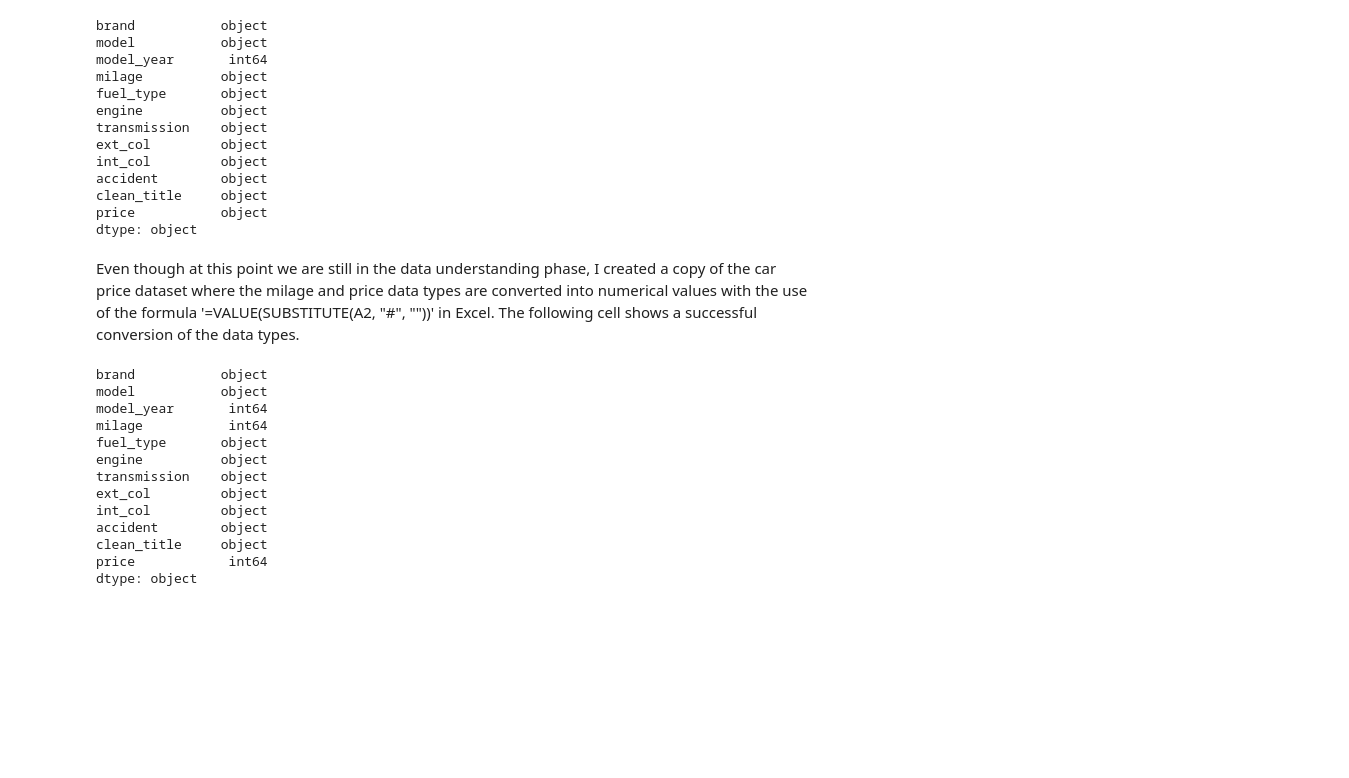
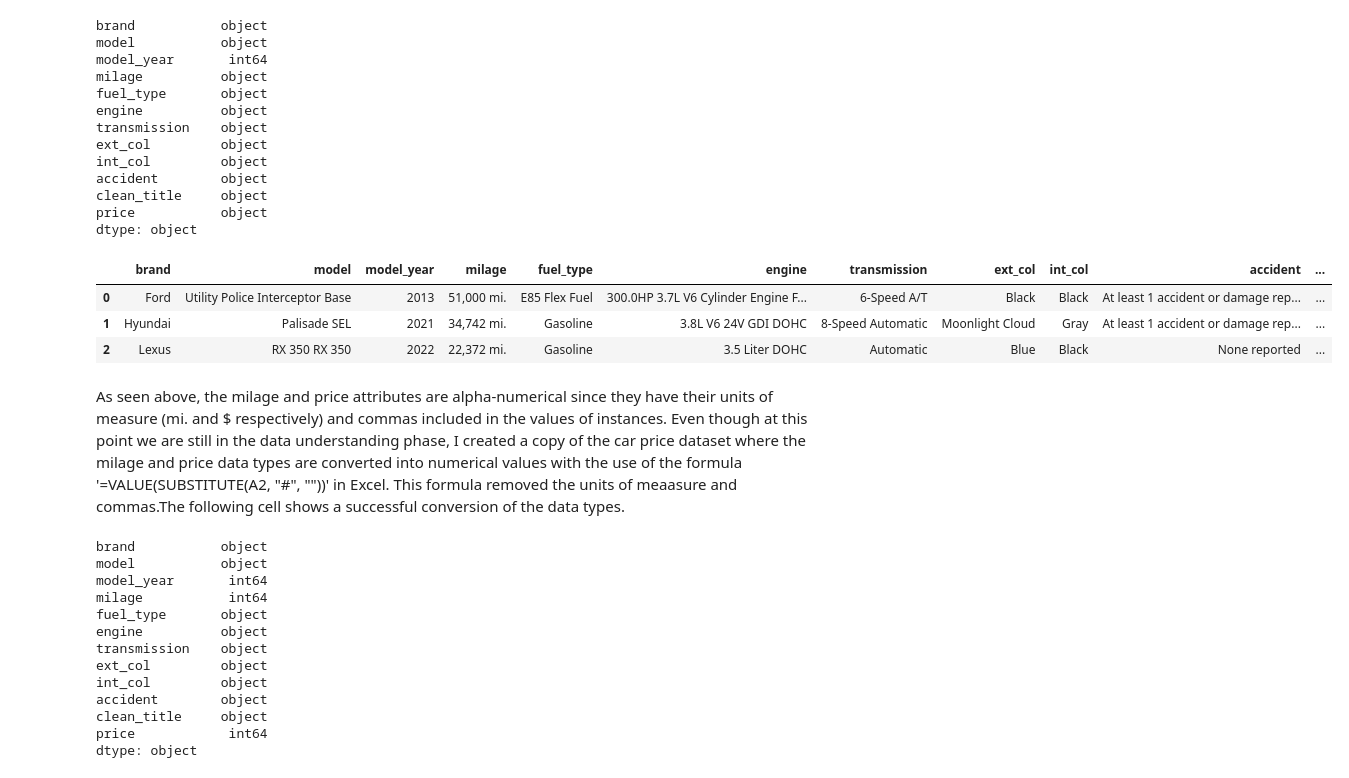
Before and after one commit to thegoodscientist/usedCarPrediction, a Jupyter notebook: usedCarPricePrediction.ipynb, the cells around one changed output. Saved outputs shown, nothing was run; the diff lists cells and outputs as text; code cells hidden in the pictures; blank space fills up the shorter version.

```diff
--- a/usedCarPricePrediction.ipynb
+++ b/usedCarPricePrediction.ipynb
@@ -62,8 +63,16 @@ accident        object
 clean_title     object
 price           object
 dtype: object
+# %%
+originalVehicleData.head(3)
+# %% [output]
+|  | brand | model | model_year | milage | fuel_type | engine | transmission | ext_col | int_col | accident | ... |
+| 0 | Ford | Utility Police Interceptor Base | 2013 | 51,000 mi. | E85 Flex Fuel | 300.0HP 3.7L V6 Cylinder Engine F... | 6-Speed A/T | Black | Black | At least 1 accident or damage rep... | ... |
+| 1 | Hyundai | Palisade SEL | 2021 | 34,742 mi. | Gasoline | 3.8L V6 24V GDI DOHC | 8-Speed Automatic | Moonlight Cloud | Gray | At least 1 accident or damage rep... | ... |
+| 2 | Lexus | RX 350 RX 350 | 2022 | 22,372 mi. | Gasoline | 3.5 Liter DOHC | Automatic | Blue | Black | None reported | ... |
 # %% [markdown]
-Even though at this point we are still in the data understanding phase, I created a copy of the car price dataset where the milage and price data types are converted into numerical values with the use of the formula '=VALUE(SUBSTITUTE(A2, "#", ""))' in Excel. The following cell shows a successful conversion of the data types.
+As seen above, the milage and price attributes are alpha-numerical since they have their units of measure (mi. and $ respectively) and commas included in the values of instances.
+Even though at this point we are still in the data understanding phase, I created a copy of the car price dataset where the milage and price data types are converted into numerical values with the use of the formula '=VALUE(SUBSTITUTE(A2, "#", ""))' in Excel. This formula removed the units of meaasure and commas.The following cell shows a successful conversion of the data types.
 # %%
 vehicle_data.dtypes
 # %% [output]
```
Also changed, not shown: parts of 15 cells of this notebook.
